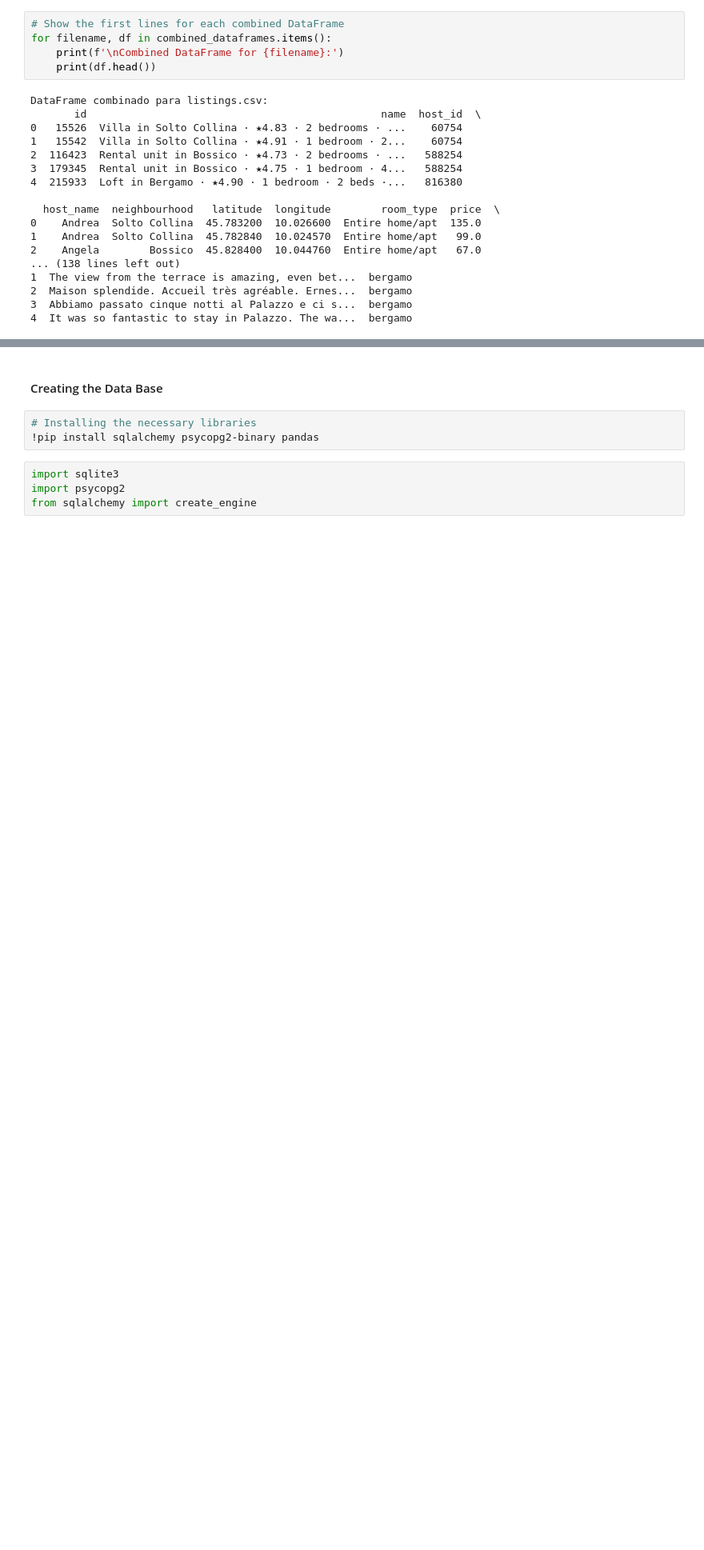
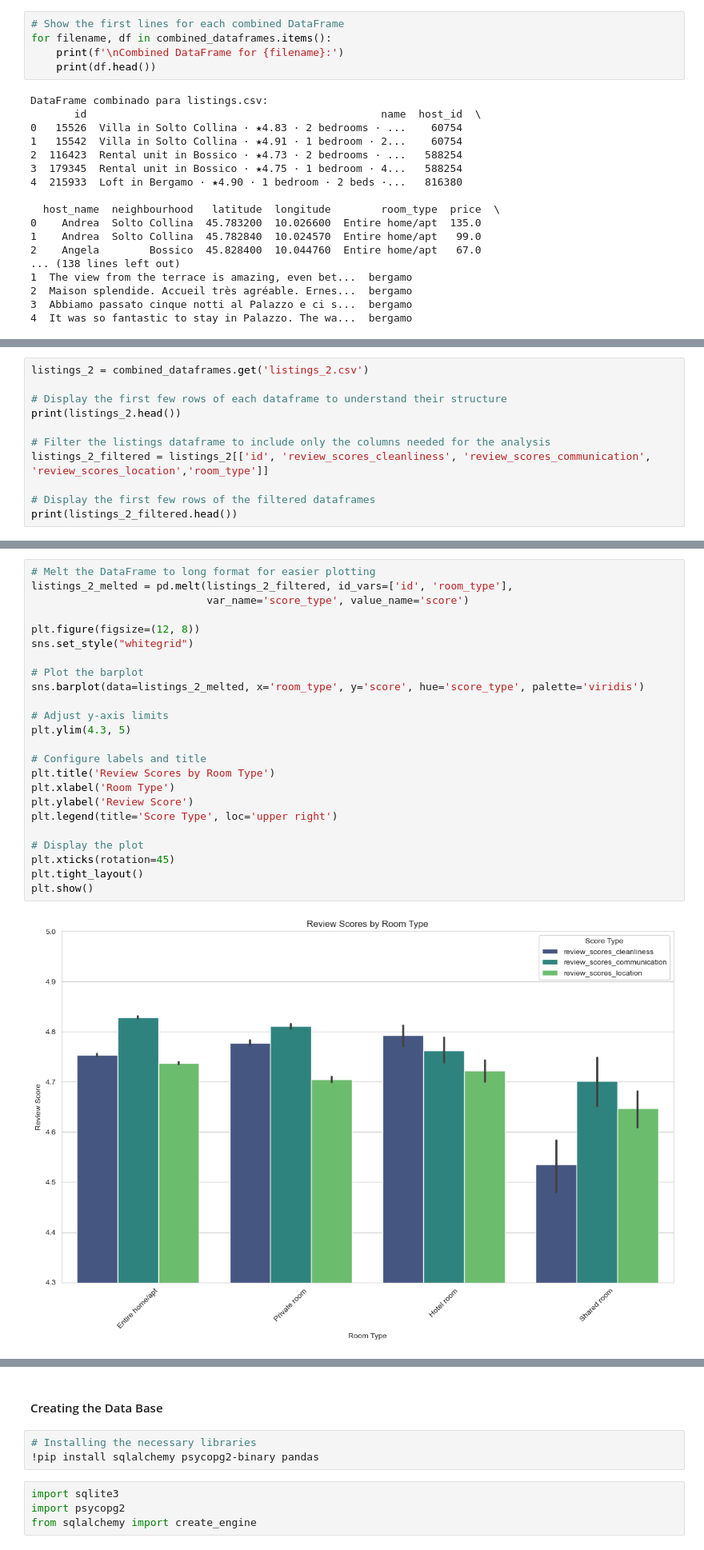
Before and after one commit to giovales/Airbnb_Italy, a Jupyter notebook: data_analysis.ipynb, the cells around one changed output, grey strips where cells are left out. Shown at 80% size. Cells and saved outputs as stored; diff of their text form; blank space fills up the shorter version.

```diff
--- a/data_analysis.ipynb
+++ b/data_analysis.ipynb
@@ -84,0 +295,11 @@ DataFrame combinado para listings.csv:
+# %%
+listings_2 = combined_dataframes.get('listings_2.csv')
+
+# Display the first few rows of each dataframe to understand their structure
+print(listings_2.head())
+
+# Filter the listings dataframe to include only the columns needed for the analysis
+listings_2_filtered = listings_2[['id', 'review_scores_cleanliness', 'review_scores_communication', 'review_scores_location','room_type']]
+
+# Display the first few rows of the filtered dataframes
+print(listings_2_filtered.head())
@@ -84,0 +324,26 @@ DataFrame combinado para listings.csv:
+# %%
+# Melt the DataFrame to long format for easier plotting
+listings_2_melted = pd.melt(listings_2_filtered, id_vars=['id', 'room_type'],
+                            var_name='score_type', value_name='score')
+
+plt.figure(figsize=(12, 8))
+sns.set_style("whitegrid")
+
+# Plot the barplot
+sns.barplot(data=listings_2_melted, x='room_type', y='score', hue='score_type', palette='viridis')
+
+# Adjust y-axis limits
+plt.ylim(4.3, 5)
+
+# Configure labels and title
+plt.title('Review Scores by Room Type')
+plt.xlabel('Room Type')
+plt.ylabel('Review Score')
+plt.legend(title='Score Type', loc='upper right')
+
+# Display the plot
+plt.xticks(rotation=45)
+plt.tight_layout()
+plt.show()
+# %% [output]
+[figure, added]
```
Also changed, not shown: parts of 21 cells of this notebook.
